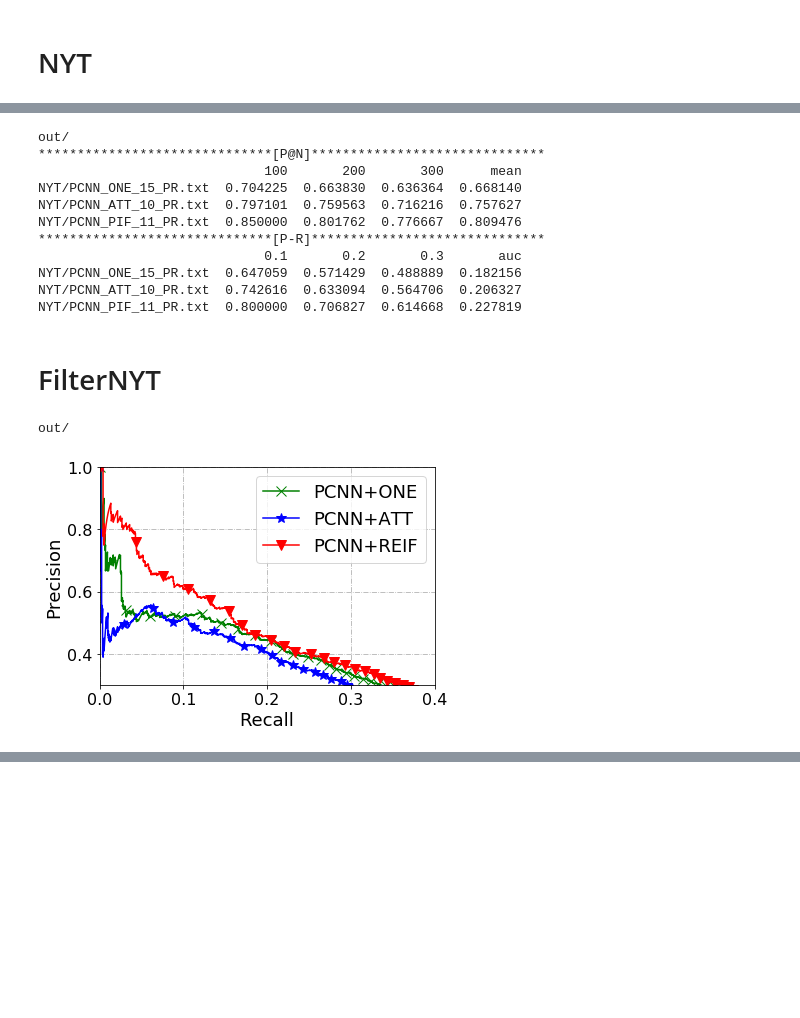
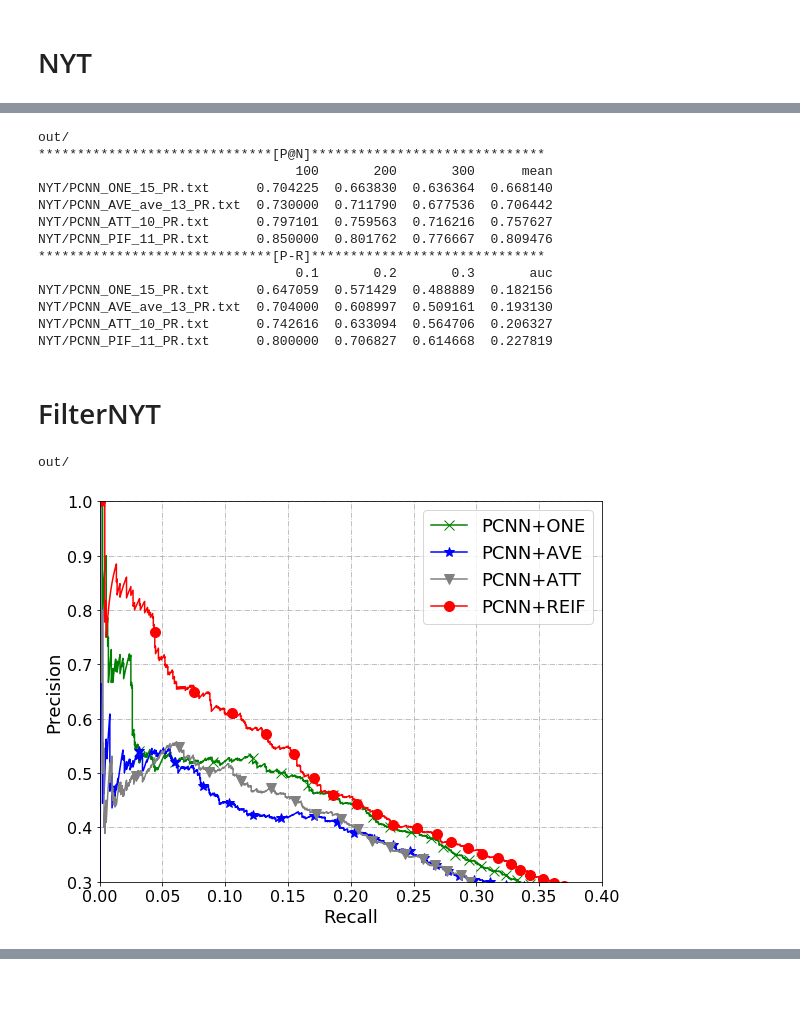
Before and after one commit to RyanWangZf/NRE-IF, a Jupyter notebook: plot_results.ipynb, the cells around one changed output, grey strips where cells are left out. Drawn from its saved outputs; the diff is of its cells as text; code cells hidden in the pictures; blank space fills up the shorter version.

Commit message:
modify plot result

```diff
--- a/plot_results.ipynb
+++ b/plot_results.ipynb
@@ -14,7 +14,7 @@ mpl.rcParams['figure.figsize'] = (9,7)
 
 plt.ioff()
 
-color = ["g", 'b','r','grey', 'black','teal','cornflowerblue', 'g', 'gray', 'c', 'r','m', 'y', 'k']
+color = ["green", 'b', 'grey',"r",'black','teal','cornflowerblue', 'g', 'gray', 'c', 'r','m', 'y', 'k']
 label_font_size = 18
 #marker = ['>', 'v', '^', 'o', 's']
 marker = ["x","*","v","o","s",">","^"]
@@ -168,24 +168,26 @@ out/
 # %%
-get_pr_curve(["NYT/PCNN_ONE_15_PR.txt","NYT/PCNN_ATT_10_PR.txt","NYT/PCNN_PIF_11_PR.txt",])
+get_pr_curve(["NYT/PCNN_ONE_15_PR.txt","NYT/PCNN_AVE_ave_13_PR.txt","NYT/PCNN_ATT_10_PR.txt","NYT/PCNN_PIF_11_PR.txt",])
 # %% [output]
 out/
 ******************************[P@N]******************************
-                             100       200       300      mean
-NYT/PCNN_ONE_15_PR.txt  0.704225  0.663830  0.636364  0.668140
-NYT/PCNN_ATT_10_PR.txt  0.797101  0.759563  0.716216  0.757627
-NYT/PCNN_PIF_11_PR.txt  0.850000  0.801762  0.776667  0.809476
+                                 100       200       300      mean
+NYT/PCNN_ONE_15_PR.txt      0.704225  0.663830  0.636364  0.668140
+NYT/PCNN_AVE_ave_13_PR.txt  0.730000  0.711790  0.677536  0.706442
+NYT/PCNN_ATT_10_PR.txt      0.797101  0.759563  0.716216  0.757627
+NYT/PCNN_PIF_11_PR.txt      0.850000  0.801762  0.776667  0.809476
 ******************************[P-R]******************************
-                             0.1       0.2       0.3       auc
-NYT/PCNN_ONE_15_PR.txt  0.647059  0.571429  0.488889  0.182156
-NYT/PCNN_ATT_10_PR.txt  0.742616  0.633094  0.564706  0.206327
-NYT/PCNN_PIF_11_PR.txt  0.800000  0.706827  0.614668  0.227819
+                                 0.1       0.2       0.3       auc
+NYT/PCNN_ONE_15_PR.txt      0.647059  0.571429  0.488889  0.182156
+NYT/PCNN_AVE_ave_13_PR.txt  0.704000  0.608997  0.509161  0.193130
+NYT/PCNN_ATT_10_PR.txt      0.742616  0.633094  0.564706  0.206327
+NYT/PCNN_PIF_11_PR.txt      0.800000  0.706827  0.614668  0.227819
 # %% [markdown]
 # FilterNYT
 # %%
-plot_mul(["FilterNYT/PCNN_ONE_6_PR.txt","FilterNYT/PCNN_ATT_6_PR.txt","FilterNYT/PCNN_PIF_8_PR.txt",],"demo/filternyt_PR.pdf",["PCNN+ONE","PCNN+ATT","PCNN+REIF"])
+plot_mul(["FilterNYT/PCNN_ONE_6_PR.txt","FilterNYT/PCNN_AVE_ave_8_PR.txt","FilterNYT/PCNN_ATT_6_PR.txt","FilterNYT/PCNN_PIF_8_PR.txt",],"demo/filternyt_PR.pdf",["PCNN+ONE","PCNN+AVE","PCNN+ATT","PCNN+REIF"])
 # %% [output]
 out/
-[figure, old version]
+[figure, new version]
 # %%
 plot_mul(["FilterNYT/PCNN_DIF_9_PR.txt","FilterNYT/PCNN_IF_posthoc_6_PR.txt","FilterNYT/PCNN_PIF_8_PR.txt"], "demo/filternyt_REIF.pdf",["REIF+D+BiB","REIF+P+PH","REIF+P+BiB"])
 # %% [output]
```
Also changed, not shown: parts of 4 cells of this notebook, 2 other files.
